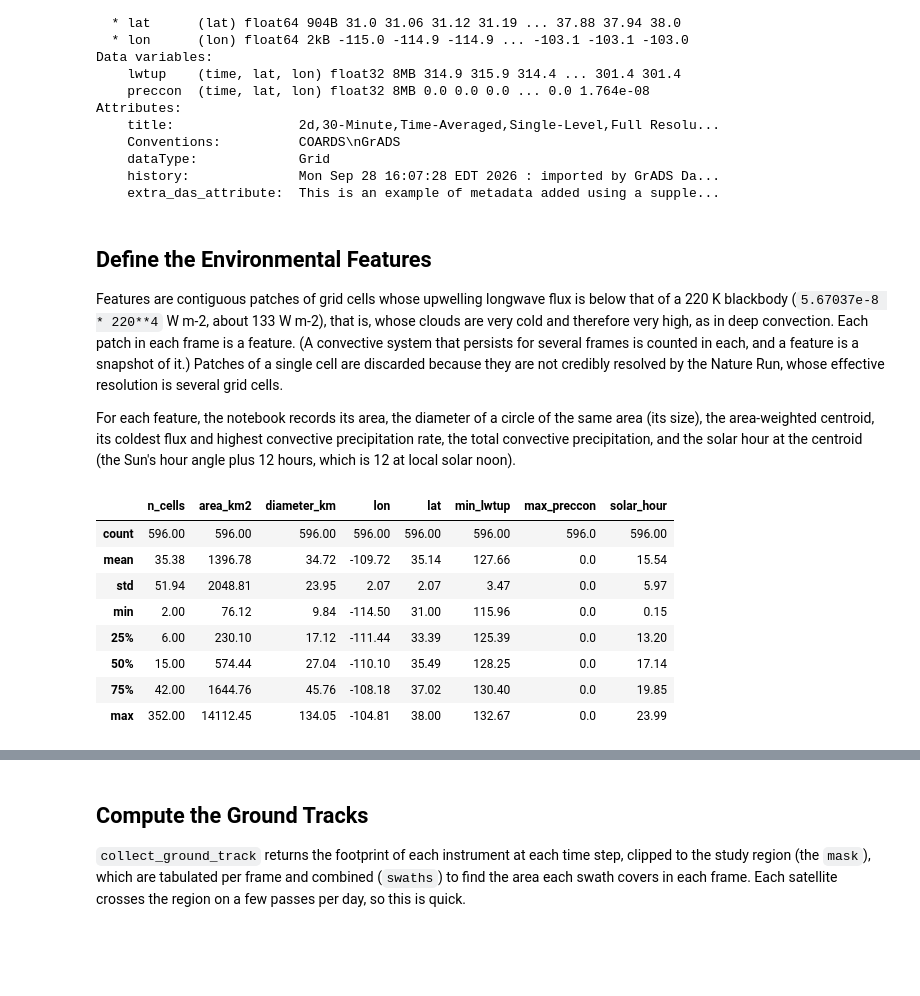
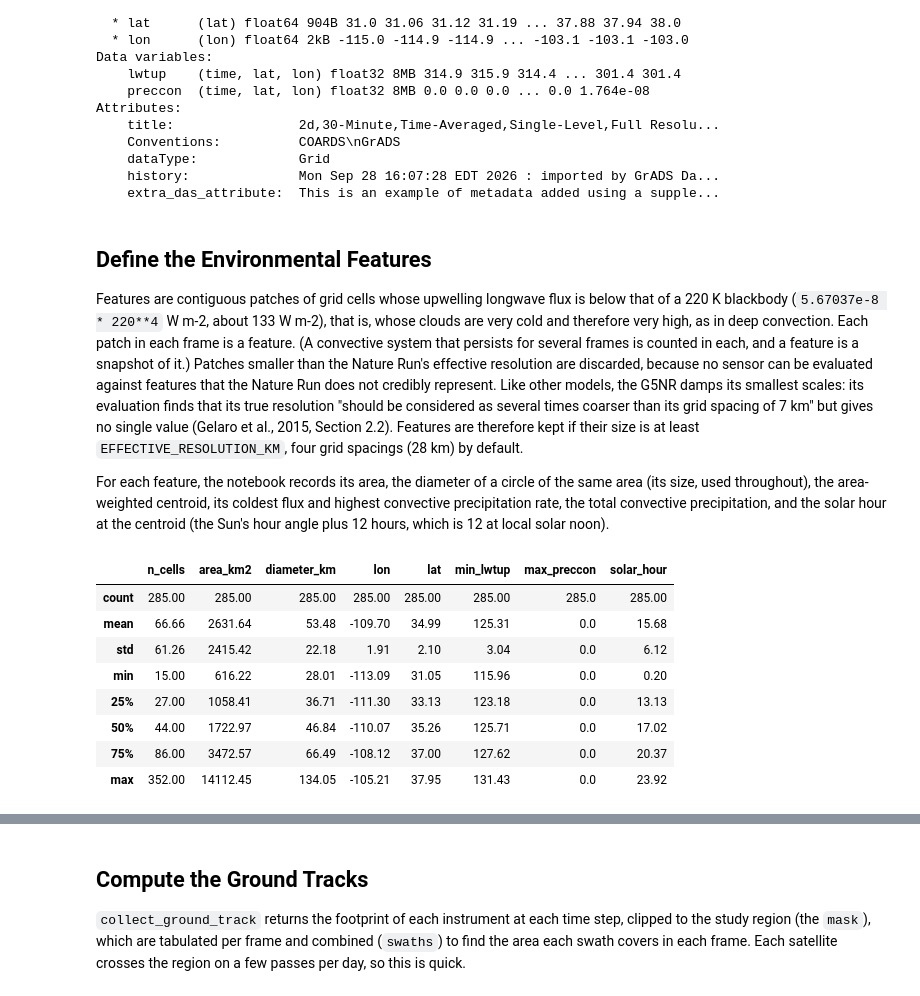
Before and after one commit to code-lab-org/tatc, a Jupyter notebook: docs/examples/RunOSSEMonsoon.ipynb, the cells around one changed output, grey strips where cells are left out. Cells and saved outputs as stored; diff of their text form; code cells hidden in the pictures; blank space fills up the shorter version.

```diff
--- a/docs/examples/RunOSSEMonsoon.ipynb
+++ b/docs/examples/RunOSSEMonsoon.ipynb
@@ -92,9 +92,9 @@ Attributes:
 # %% [markdown]
 ## Define the Environmental Features
 
-Features are contiguous patches of grid cells whose upwelling longwave flux is below that of a 220 K blackbody (`5.67037e-8 * 220**4` W m-2, about 133 W m-2), that is, whose clouds are very cold and therefore very high, as in deep convection. Each patch in each frame is a feature. (A convective system that persists for several frames is counted in each, and a feature is a snapshot of it.) Patches of a single cell are discarded because they are not credibly resolved by the Nature Run, whose effective resolution is several grid cells.
+Features are contiguous patches of grid cells whose upwelling longwave flux is below that of a 220 K blackbody (`5.67037e-8 * 220**4` W m-2, about 133 W m-2), that is, whose clouds are very cold and therefore very high, as in deep convection. Each patch in each frame is a feature. (A convective system that persists for several frames is counted in each, and a feature is a snapshot of it.) Patches smaller than the Nature Run's effective resolution are discarded, because no sensor can be evaluated against features that the Nature Run does not credibly represent. Like other models, the G5NR damps its smallest scales: its evaluation finds that its true resolution "should be considered as several times coarser than its grid spacing of 7 km" but gives no single value (Gelaro et al., 2015, Section 2.2). Features are therefore kept if their size is at least `EFFECTIVE_RESOLUTION_KM`, four grid spacings (28 km) by default.
 
-For each feature, the notebook records its area, the diameter of a circle of the same area (its size), the area-weighted centroid, its coldest flux and highest convective precipitation rate, the total convective precipitation, and the solar hour at the centroid (the Sun's hour angle plus 12 hours, which is 12 at local solar noon).
+For each feature, the notebook records its area, the diameter of a circle of the same area (its size, used throughout), the area-weighted centroid, its coldest flux and highest convective precipitation rate, the total convective precipitation, and the solar hour at the centroid (the Sun's hour angle plus 12 hours, which is 12 at local solar noon).
 # %%
 import scipy.ndimage as ndi
 from skyfield.api import wgs84
@@ -102,7 +102,7 @@ from skyfield.api import wgs84
 from tatc.constants import EARTH_MEAN_RADIUS, de421, timescale
 
 THRESHOLD = 5.67037e-8 * 220**4  # W m-2, the upwelling longwave flux of a 220 K blackbody
-MIN_CELLS = 2  # smaller features are not resolved by the Nature Run
+EFFECTIVE_RESOLUTION_KM = 4 * 7  # km, several grid spacings (Gelaro et al., 2015); smaller features are not resolved
 
 lon, lat = nature.lon.values, nature.lat.values
 lon2d, lat2d = np.meshgrid(lon, lat)
@@ -123,43 +123,43 @@ for frame in range(n_frames):
     order = np.argsort(labels[j, i], kind="stable")
     j, i = j[order], i[order]
     cells = shapely.box(
         lon[i] - GRID_SIZE / 2, lat[j] - GRID_SIZE / 2, lon[i] + GRID_SIZE / 2, lat[j] + GRID_SIZE / 2
     )
     for k, cluster in enumerate(np.split(cells, np.cumsum(n_cells)[:-1])):
         records.append(
             {
                 "frame": frame,
                 "n_cells": n_cells[k],
                 "area_km2": area[k] / 1e6,
                 "lon": ndi.sum(cell_area * lon2d, labels, ids[k]) / area[k],
                 "lat": ndi.sum(cell_area * lat2d, labels, ids[k]) / area[k],
                 "min_lwtup": ndi.minimum(lwtup, labels, ids[k]),
                 "max_preccon": ndi.maximum(preccon, labels, ids[k]),
                 "tot_preccon": ndi.sum(preccon * cell_area, labels, ids[k]),
             }
         )
         polygons.append(shapely.union_all(cluster))
 
 features = gpd.GeoDataFrame(records, geometry=polygons, crs="EPSG:4326")
-features = features[features.n_cells >= MIN_CELLS].reset_index(drop=True)
+features["diameter_km"] = np.sqrt(4 * features.area_km2 / np.pi)  # of a circle of equal area
+features = features[features.diameter_km >= EFFECTIVE_RESOLUTION_KM].reset_index(drop=True)
 features["time"] = start + features.frame * frame_duration
-features["diameter_km"] = np.sqrt(4 * features.area_km2 / np.pi)  # of a circle of equal area
 # solar hour at the feature (hour angle of the Sun plus 12 hours) at the middle of the frame, in the Nature Run's year
 solar_time = timescale.from_datetimes([nature_start + (frame + 0.5) * frame_duration for frame in features.frame])
 features["solar_hour"] = (
     de421["earth"] + wgs84.latlon(features.lat.values, features.lon.values)
 ).at(solar_time).observe(de421["sun"]).apparent().hadec()[0].hours + 12
 features[["time", "n_cells", "area_km2", "diameter_km", "lon", "lat", "min_lwtup", "max_preccon", "solar_hour"]].describe().round(2)
 # %% [output]
 |  | n_cells | area_km2 | diameter_km | lon | lat | min_lwtup | max_preccon | solar_hour |
-| count | 596.00 | 596.00 | 596.00 | 596.00 | 596.00 | 596.00 | 596.0 | 596.00 |
-| mean | 35.38 | 1396.78 | 34.72 | -109.72 | 35.14 | 127.66 | 0.0 | 15.54 |
-| std | 51.94 | 2048.81 | 23.95 | 2.07 | 2.07 | 3.47 | 0.0 | 5.97 |
-| min | 2.00 | 76.12 | 9.84 | -114.50 | 31.00 | 115.96 | 0.0 | 0.15 |
-| 25% | 6.00 | 230.10 | 17.12 | -111.44 | 33.39 | 125.39 | 0.0 | 13.20 |
-| 50% | 15.00 | 574.44 | 27.04 | -110.10 | 35.49 | 128.25 | 0.0 | 17.14 |
-| 75% | 42.00 | 1644.76 | 45.76 | -108.18 | 37.02 | 130.40 | 0.0 | 19.85 |
-| max | 352.00 | 14112.45 | 134.05 | -104.81 | 38.00 | 132.67 | 0.0 | 23.99 |
+| count | 285.00 | 285.00 | 285.00 | 285.00 | 285.00 | 285.00 | 285.0 | 285.00 |
+| mean | 66.66 | 2631.64 | 53.48 | -109.70 | 34.99 | 125.31 | 0.0 | 15.68 |
+| std | 61.26 | 2415.42 | 22.18 | 1.91 | 2.10 | 3.04 | 0.0 | 6.12 |
+| min | 15.00 | 616.22 | 28.01 | -113.09 | 31.05 | 115.96 | 0.0 | 0.20 |
+| 25% | 27.00 | 1058.41 | 36.71 | -111.30 | 33.13 | 123.18 | 0.0 | 13.13 |
+| 50% | 44.00 | 1722.97 | 46.84 | -110.07 | 35.26 | 125.71 | 0.0 | 17.02 |
+| 75% | 86.00 | 3472.57 | 66.49 | -108.12 | 37.00 | 127.62 | 0.0 | 20.37 |
+| max | 352.00 | 14112.45 | 134.05 | -105.21 | 37.95 | 131.43 | 0.0 | 23.92 |
 # %% [markdown]
 ## Define the Sensors
 
```
Also changed, not shown: parts of 16 cells of this notebook.
